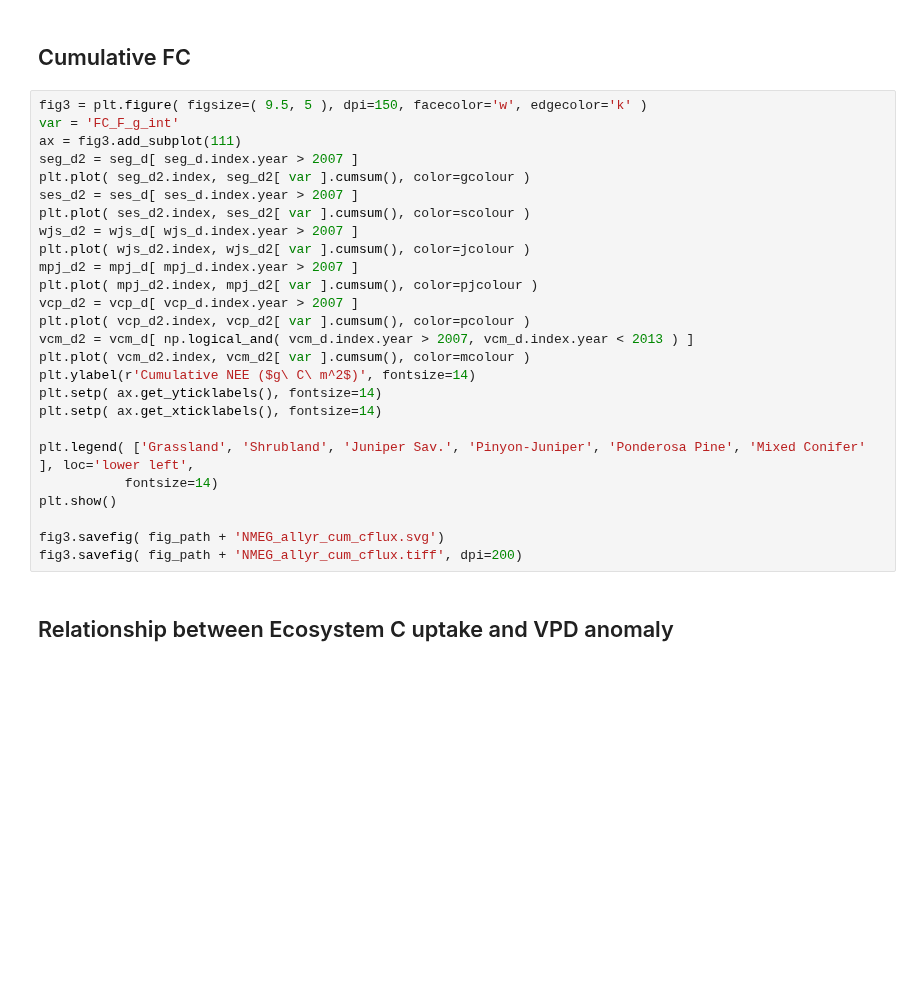
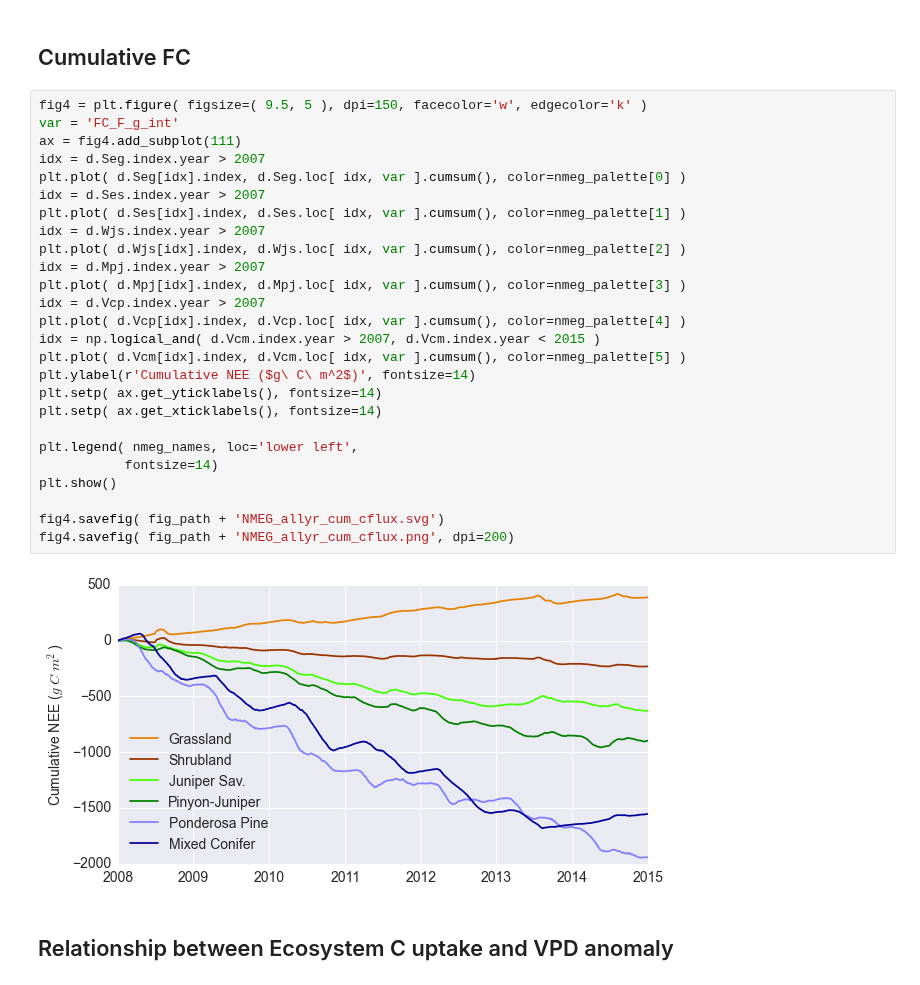
Before and after one commit to gremau/NMEG_miscellany, a Jupyter notebook: NMEG_ignite_talk.ipynb, the cells around one changed output. Cells and saved outputs as stored; diff of their text form; blank space fills up the shorter version.

```diff
--- a/NMEG_ignite_talk.ipynb
+++ b/NMEG_ignite_talk.ipynb
@@ -326,31 +175,33 @@ Freq: D, Name: VPD_F_max, Length: 2923
 # %% [markdown]
 ## Cumulative FC
 # %%
-fig3 = plt.figure( figsize=( 9.5, 5 ), dpi=150, facecolor='w', edgecolor='k' )
+fig4 = plt.figure( figsize=( 9.5, 5 ), dpi=150, facecolor='w', edgecolor='k' )
 var = 'FC_F_g_int'
-ax = fig3.add_subplot(111)
-seg_d2 = seg_d[ seg_d.index.year > 2007 ]
-plt.plot( seg_d2.index, seg_d2[ var ].cumsum(), color=gcolour )
-ses_d2 = ses_d[ ses_d.index.year > 2007 ]
-plt.plot( ses_d2.index, ses_d2[ var ].cumsum(), color=scolour )
-wjs_d2 = wjs_d[ wjs_d.index.year > 2007 ]
-plt.plot( wjs_d2.index, wjs_d2[ var ].cumsum(), color=jcolour )
-mpj_d2 = mpj_d[ mpj_d.index.year > 2007 ]
-plt.plot( mpj_d2.index, mpj_d2[ var ].cumsum(), color=pjcolour )
-vcp_d2 = vcp_d[ vcp_d.index.year > 2007 ]
-plt.plot( vcp_d2.index, vcp_d2[ var ].cumsum(), color=pcolour )
-vcm_d2 = vcm_d[ np.logical_and( vcm_d.index.year > 2007, vcm_d.index.year < 2013 ) ]
-plt.plot( vcm_d2.index, vcm_d2[ var ].cumsum(), color=mcolour )
+ax = fig4.add_subplot(111)
+idx = d.Seg.index.year > 2007
+plt.plot( d.Seg[idx].index, d.Seg.loc[ idx, var ].cumsum(), color=nmeg_palette[0] )
+idx = d.Ses.index.year > 2007
+plt.plot( d.Ses[idx].index, d.Ses.loc[ idx, var ].cumsum(), color=nmeg_palette[1] )
+idx = d.Wjs.index.year > 2007
+plt.plot( d.Wjs[idx].index, d.Wjs.loc[ idx, var ].cumsum(), color=nmeg_palette[2] )
+idx = d.Mpj.index.year > 2007
+plt.plot( d.Mpj[idx].index, d.Mpj.loc[ idx, var ].cumsum(), color=nmeg_palette[3] )
+idx = d.Vcp.index.year > 2007
+plt.plot( d.Vcp[idx].index, d.Vcp.loc[ idx, var ].cumsum(), color=nmeg_palette[4] )
+idx = np.logical_and( d.Vcm.index.year > 2007, d.Vcm.index.year < 2015 )
+plt.plot( d.Vcm[idx].index, d.Vcm.loc[ idx, var ].cumsum(), color=nmeg_palette[5] )
 plt.ylabel(r'Cumulative NEE ($g\ C\ m^2$)', fontsize=14)
 plt.setp( ax.get_yticklabels(), fontsize=14)
 plt.setp( ax.get_xticklabels(), fontsize=14)
 
-plt.legend( ['Grassland', 'Shrubland', 'Juniper Sav.', 'Pinyon-Juniper', 'Ponderosa Pine', 'Mixed Conifer' ], loc='lower left',
+plt.legend( nmeg_names, loc='lower left',
            fontsize=14)
 plt.show()
 
-fig3.savefig( fig_path + 'NMEG_allyr_cum_cflux.svg')
-fig3.savefig( fig_path + 'NMEG_allyr_cum_cflux.tiff', dpi=200)
+fig4.savefig( fig_path + 'NMEG_allyr_cum_cflux.svg')
+fig4.savefig( fig_path + 'NMEG_allyr_cum_cflux.png', dpi=200)
+# %% [output]
+[figure, added]
 # %% [markdown]
 ## Relationship between Ecosystem C uptake and VPD anomaly
 # %%
```
Also changed, not shown: parts of 16 cells of this notebook.
